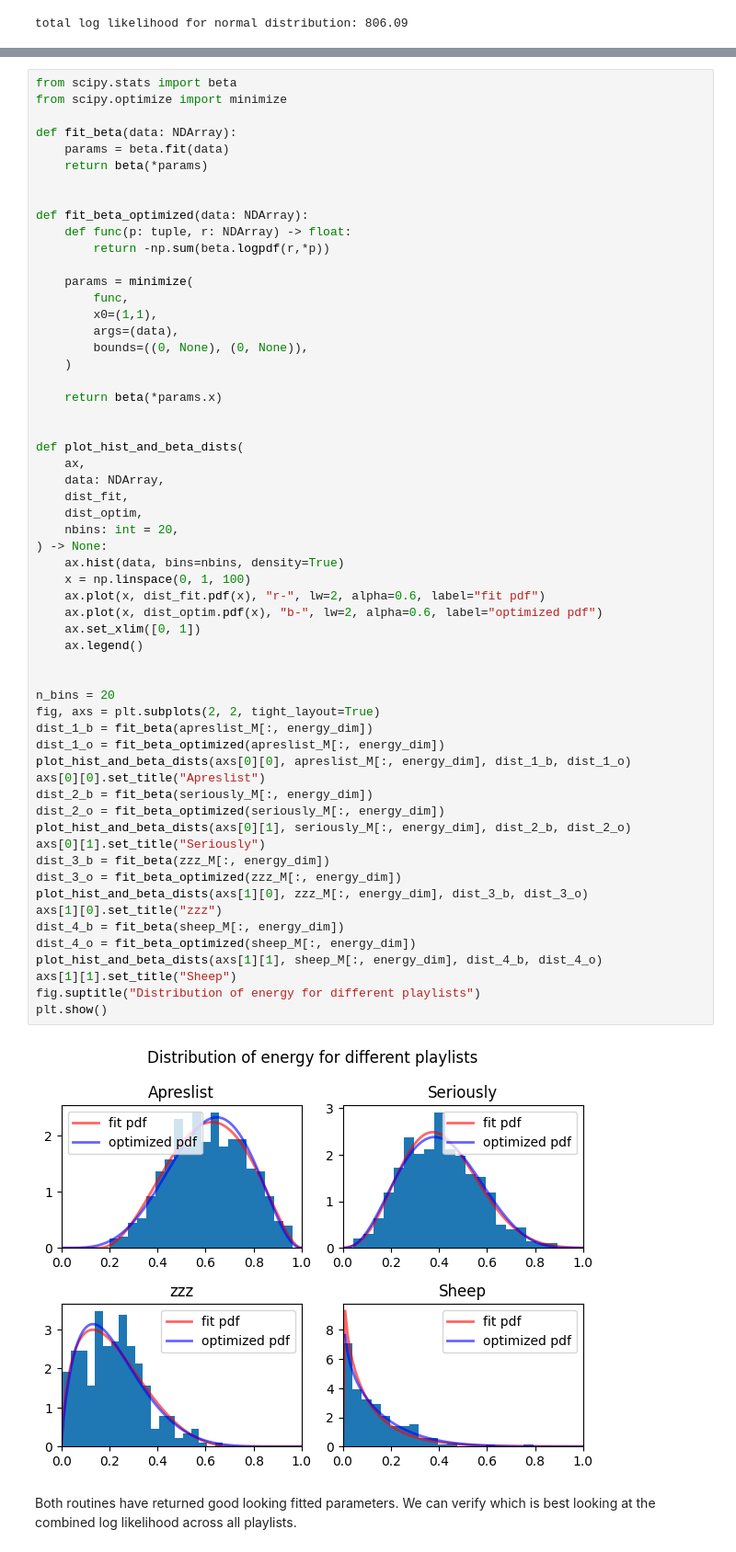
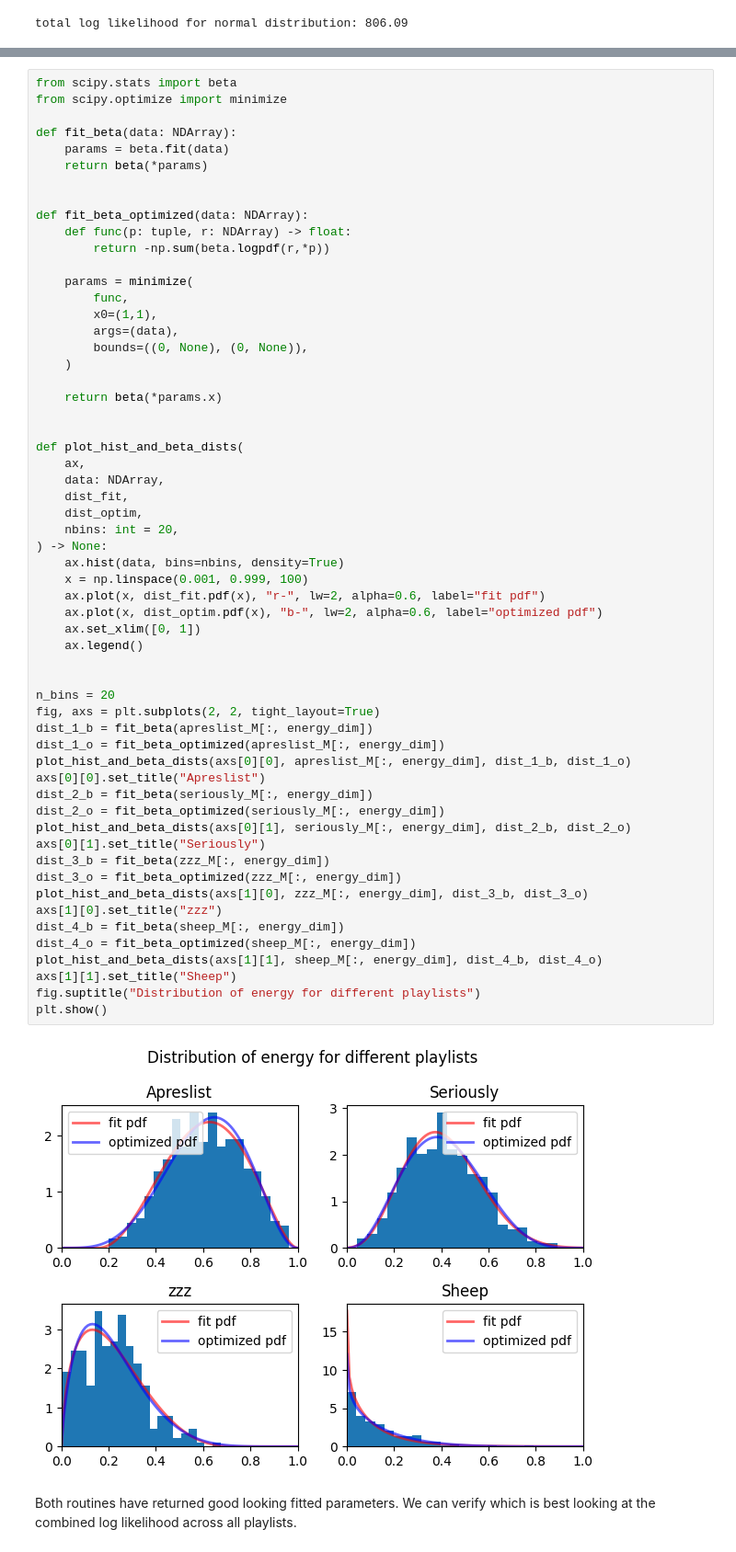
Before and after one commit to dbatten5/spauditify, a Jupyter notebook: poc.ipynb, the cells around one changed output, grey strips where cells are left out. Shown at 92% size. Drawn from its saved outputs; the diff is of its cells as text.

```diff
--- a/poc.ipynb
+++ b/poc.ipynb
@@ -208,35 +219,35 @@ def plot_hist_and_beta_dists(
     nbins: int = 20,
 ) -> None:
     ax.hist(data, bins=nbins, density=True)
-    x = np.linspace(0, 1, 100)
+    x = np.linspace(0.001, 0.999, 100)
     ax.plot(x, dist_fit.pdf(x), "r-", lw=2, alpha=0.6, label="fit pdf")
     ax.plot(x, dist_optim.pdf(x), "b-", lw=2, alpha=0.6, label="optimized pdf")
     ax.set_xlim([0, 1])
     ax.legend()
 
 
 n_bins = 20
 fig, axs = plt.subplots(2, 2, tight_layout=True)
 dist_1_b = fit_beta(apreslist_M[:, energy_dim])
 dist_1_o = fit_beta_optimized(apreslist_M[:, energy_dim])
 plot_hist_and_beta_dists(axs[0][0], apreslist_M[:, energy_dim], dist_1_b, dist_1_o)
 axs[0][0].set_title("Apreslist")
 dist_2_b = fit_beta(seriously_M[:, energy_dim])
 dist_2_o = fit_beta_optimized(seriously_M[:, energy_dim])
 plot_hist_and_beta_dists(axs[0][1], seriously_M[:, energy_dim], dist_2_b, dist_2_o)
 axs[0][1].set_title("Seriously")
 dist_3_b = fit_beta(zzz_M[:, energy_dim])
 dist_3_o = fit_beta_optimized(zzz_M[:, energy_dim])
 plot_hist_and_beta_dists(axs[1][0], zzz_M[:, energy_dim], dist_3_b, dist_3_o)
 axs[1][0].set_title("zzz")
 dist_4_b = fit_beta(sheep_M[:, energy_dim])
 dist_4_o = fit_beta_optimized(sheep_M[:, energy_dim])
 plot_hist_and_beta_dists(axs[1][1], sheep_M[:, energy_dim], dist_4_b, dist_4_o)
 axs[1][1].set_title("Sheep")
 fig.suptitle("Distribution of energy for different playlists")
 plt.show()
 # %% [output]
-[figure, old version]
+[figure, new version]
 # %% [markdown]
 Both routines have returned good looking fitted parameters. We can verify which is best looking at the combined log likelihood across all playlists.
 # %%
```
Also changed, not shown: parts of 46 cells of this notebook, 2 other files.
